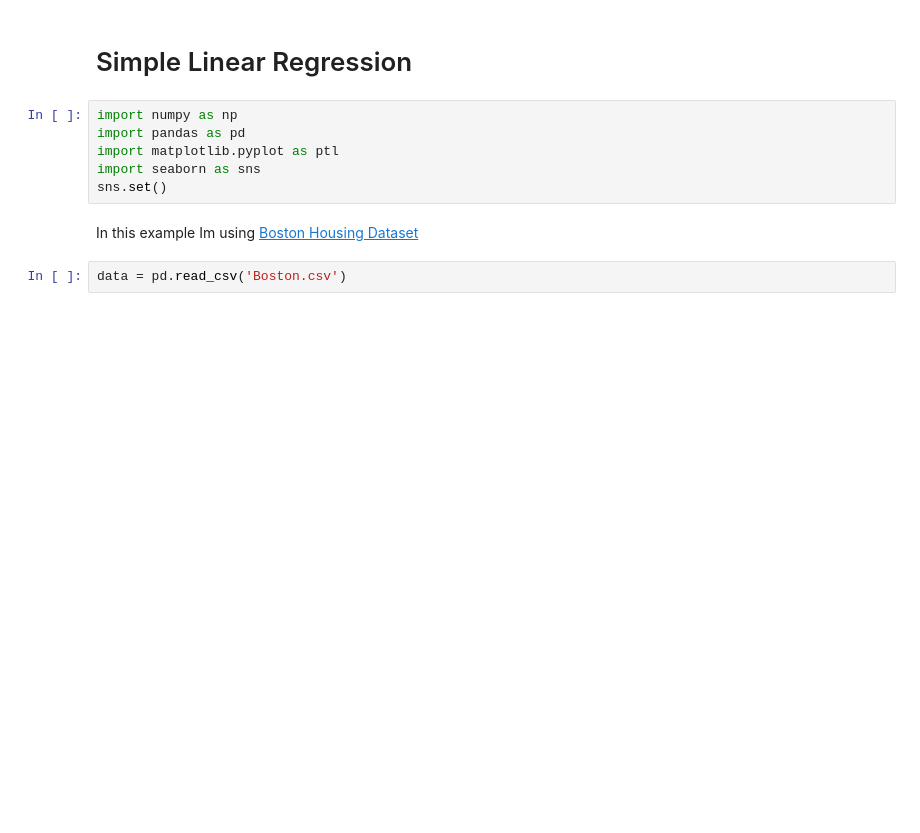
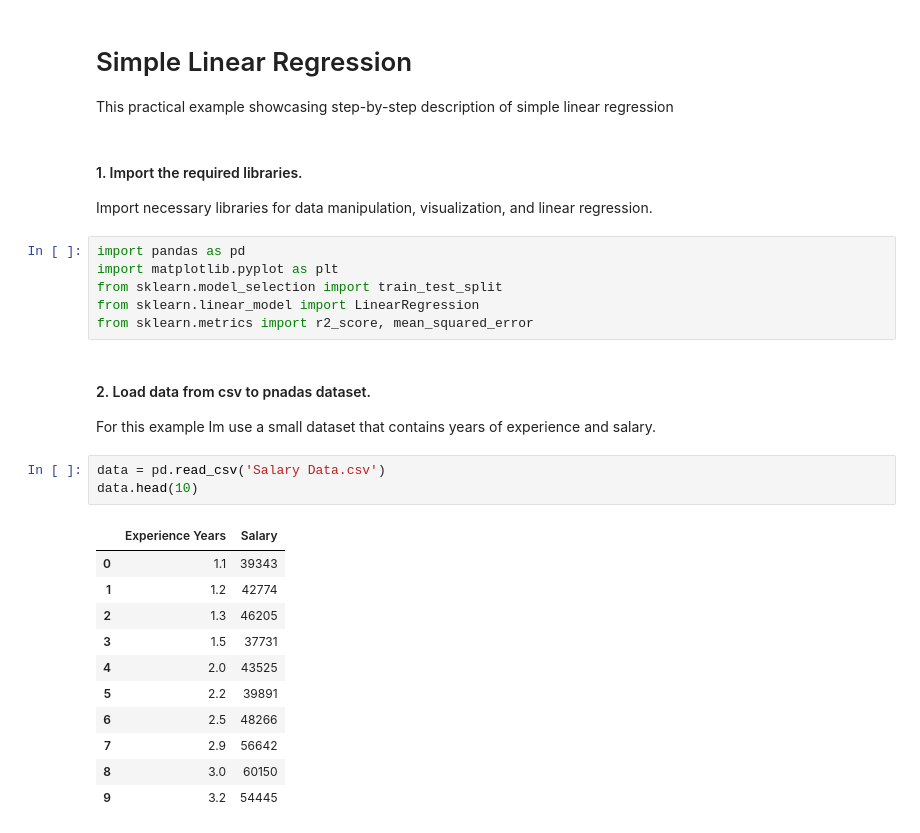
Before and after one commit to NikolasKolinek/Machine-Learning, a Jupyter notebook: Regression/SimpleLinearRegression.ipynb, the cells around one changed output. Cells and saved outputs as stored; diff of their text form; blank space fills up the shorter version.

```diff
--- a/Regression/SimpleLinearRegression.ipynb
+++ b/Regression/SimpleLinearRegression.ipynb
@@ -1,12 +1,30 @@
 # %% [markdown]
 # Simple Linear Regression
+This practical example showcasing step-by-step description of simple linear regression
+# %% [markdown]
+#### 1. Import the required libraries.
+Import necessary libraries for data manipulation, visualization, and linear regression.
 # %%
-import numpy as np
 import pandas as pd
-import matplotlib.pyplot as ptl
-import seaborn as sns
-sns.set()
+import matplotlib.pyplot as plt
+from sklearn.model_selection import train_test_split
+from sklearn.linear_model import LinearRegression
+from sklearn.metrics import r2_score, mean_squared_error
 # %% [markdown]
-In this example Im using [Boston Housing Dataset ](https://www.cs.toronto.edu/~delve/data/boston/bostonDetail.html)
+#### 2. Load data from csv to pnadas dataset.
+For this example Im use a small dataset that contains years of experience and salary.
 # %%
-data = pd.read_csv('Boston.csv')
+data = pd.read_csv('Salary Data.csv')
+data.head(10)
+# %% [output]
+|  | Experience Years | Salary |
+| 0 | 1.1 | 39343 |
+| 1 | 1.2 | 42774 |
+| 2 | 1.3 | 46205 |
+| 3 | 1.5 | 37731 |
+| 4 | 2.0 | 43525 |
+| 5 | 2.2 | 39891 |
+| 6 | 2.5 | 48266 |
+| 7 | 2.9 | 56642 |
+| 8 | 3.0 | 60150 |
+| 9 | 3.2 | 54445 |
```
Also changed, not shown: parts of 12 cells of this notebook, 2 other files.
